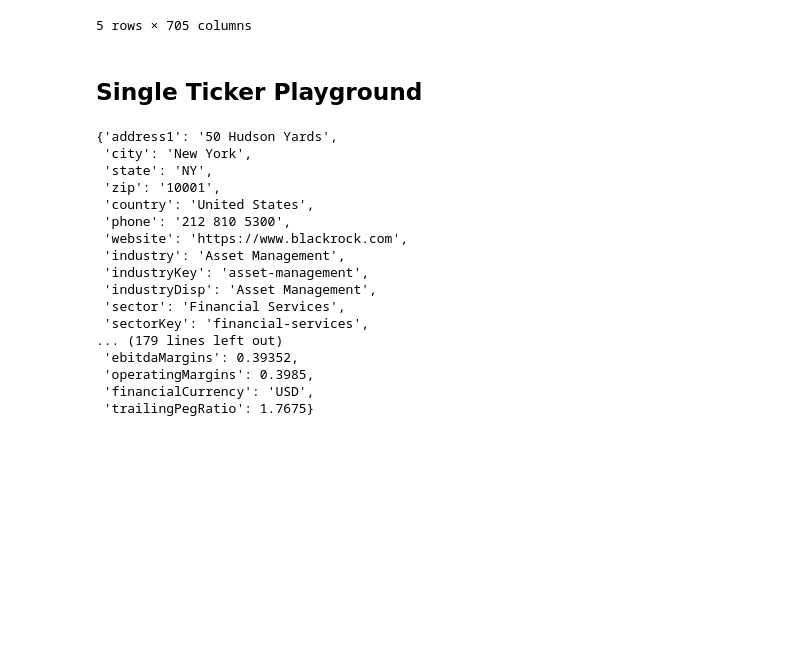
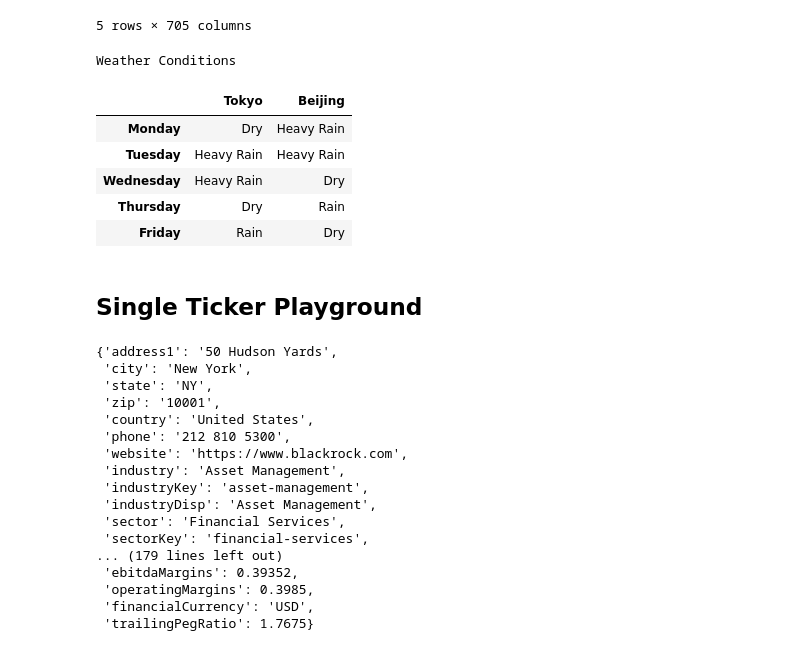
Before and after one commit to jlchereau/finance, a Jupyter notebook: src/2_stock_picking.ipynb, the cells around one changed output. Saved outputs shown, nothing was run; the diff lists cells and outputs as text; code cells hidden in the pictures; blank space fills up the shorter version.

```diff
--- a/zFinal/2_stock_picking.ipynb
+++ b/src/2_stock_picking.ipynb
@@ -247,6 +93,34 @@ df.tail()
 | 2024-10-23 00:00:00+00:00 | NaN | NaN | 230.759995 | 131.919998 | 485.029999 | 226.850006 | 290.040009 | 286.299988 | 100.830002 | 182.699997 | ... | ... |
 | 2024-10-24 00:00:00+00:00 | NaN | NaN | 230.619995 | 132.970001 | 484.269989 | 229.259995 | 290.065002 | 287.529999 | 99.949997 | 184.160400 | ... | ... |
 5 rows × 705 columns
+# %%
+weather_df = pd.DataFrame(np.random.rand(10,2)*5,
+                          index=pd.date_range(start="2021-01-01", periods=10),
+                          columns=["Tokyo", "Beijing"])
+
+def rain_condition(v):
+    if v < 1.75:
+        return "Dry"
+    elif v < 2.75:
+        return "Rain"
+    return "Heavy Rain"
+
+def make_pretty(styler):
+    styler.set_caption("Weather Conditions")
+    styler.format(rain_condition)
+    styler.format_index(lambda v: v.strftime("%A"))
+    styler.background_gradient(axis=None, vmin=1, vmax=5, cmap="YlGnBu")
+    return styler
+
+weather_df.loc["2021-01-04":"2021-01-08"].style.pipe(make_pretty)
+# %% [output]
+Weather Conditions
+|  | Tokyo | Beijing |
+| Monday | Dry | Heavy Rain |
+| Tuesday | Heavy Rain | Heavy Rain |
+| Wednesday | Heavy Rain | Dry |
+| Thursday | Dry | Rain |
+| Friday | Rain | Dry |
 # %% [markdown]
 ## Single Ticker Playground
 # %%
```
Also changed, not shown: parts of 16 cells of this notebook, 35 other files.
